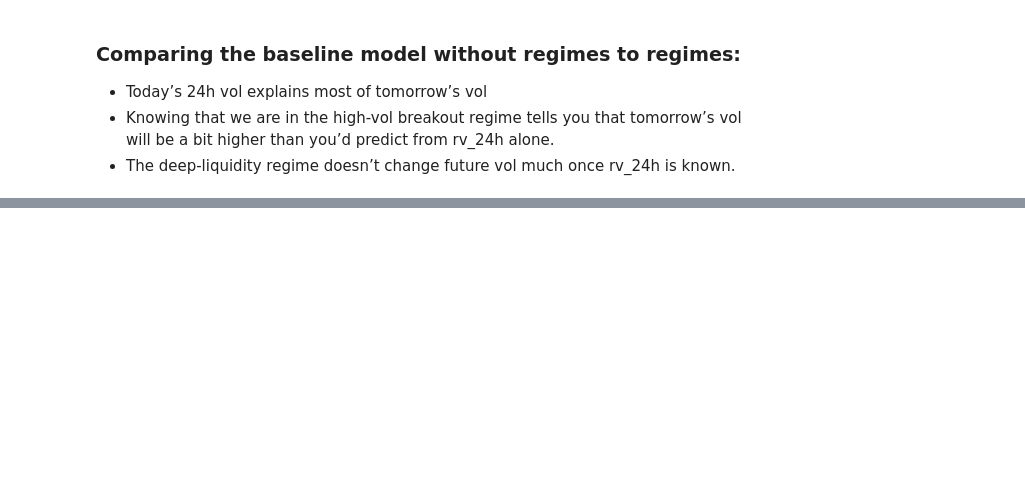
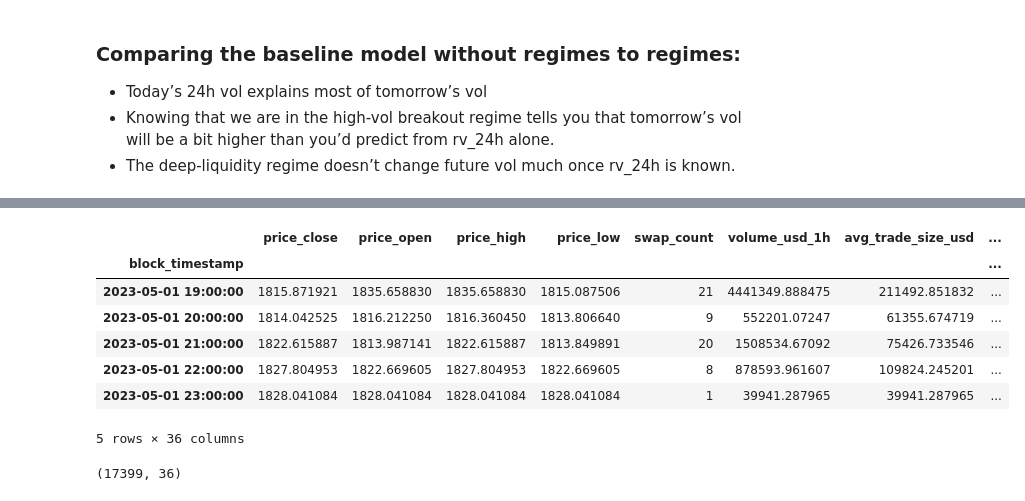
Before and after one commit to CWagamanEure/amm-microstructure-lab, a Jupyter notebook: notebooks/regime-classification/RegimeClassification_v0.ipynb, the cells around one changed output, grey strips where cells are left out. Drawn from its saved outputs; the diff is of its cells as text; code cells hidden in the pictures; blank space fills up the shorter version.

```diff
--- a/notebooks/regime-classification/RegimeClassification_v0.ipynb
+++ b/notebooks/regime-classification/RegimeClassification_v0.ipynb
@@ -699,0 +710,15 @@ Notes:
+# %%
+hourly_swaps.tail()
+# %% [output]
+|  | price_close | price_open | price_high | price_low | swap_count | volume_usd_1h | avg_trade_size_usd | ... |
+| block_timestamp |  |  |  |  |  |  |  | ... |
+| 2023-05-01 19:00:00 | 1815.871921 | 1835.658830 | 1835.658830 | 1815.087506 | 21 | 4441349.888475 | 211492.851832 | ... |
+| 2023-05-01 20:00:00 | 1814.042525 | 1816.212250 | 1816.360450 | 1813.806640 | 9 | 552201.07247 | 61355.674719 | ... |
+| 2023-05-01 21:00:00 | 1822.615887 | 1813.987141 | 1822.615887 | 1813.849891 | 20 | 1508534.67092 | 75426.733546 | ... |
+| 2023-05-01 22:00:00 | 1827.804953 | 1822.669605 | 1827.804953 | 1822.669605 | 8 | 878593.961607 | 109824.245201 | ... |
+| 2023-05-01 23:00:00 | 1828.041084 | 1828.041084 | 1828.041084 | 1828.041084 | 1 | 39941.287965 | 39941.287965 | ... |
+5 rows × 36 columns
+# %%
+hourly_swaps.shape
+# %% [output]
+(17399, 36)
```
Also changed, not shown: parts of 3 cells of this notebook, 1 other file.
